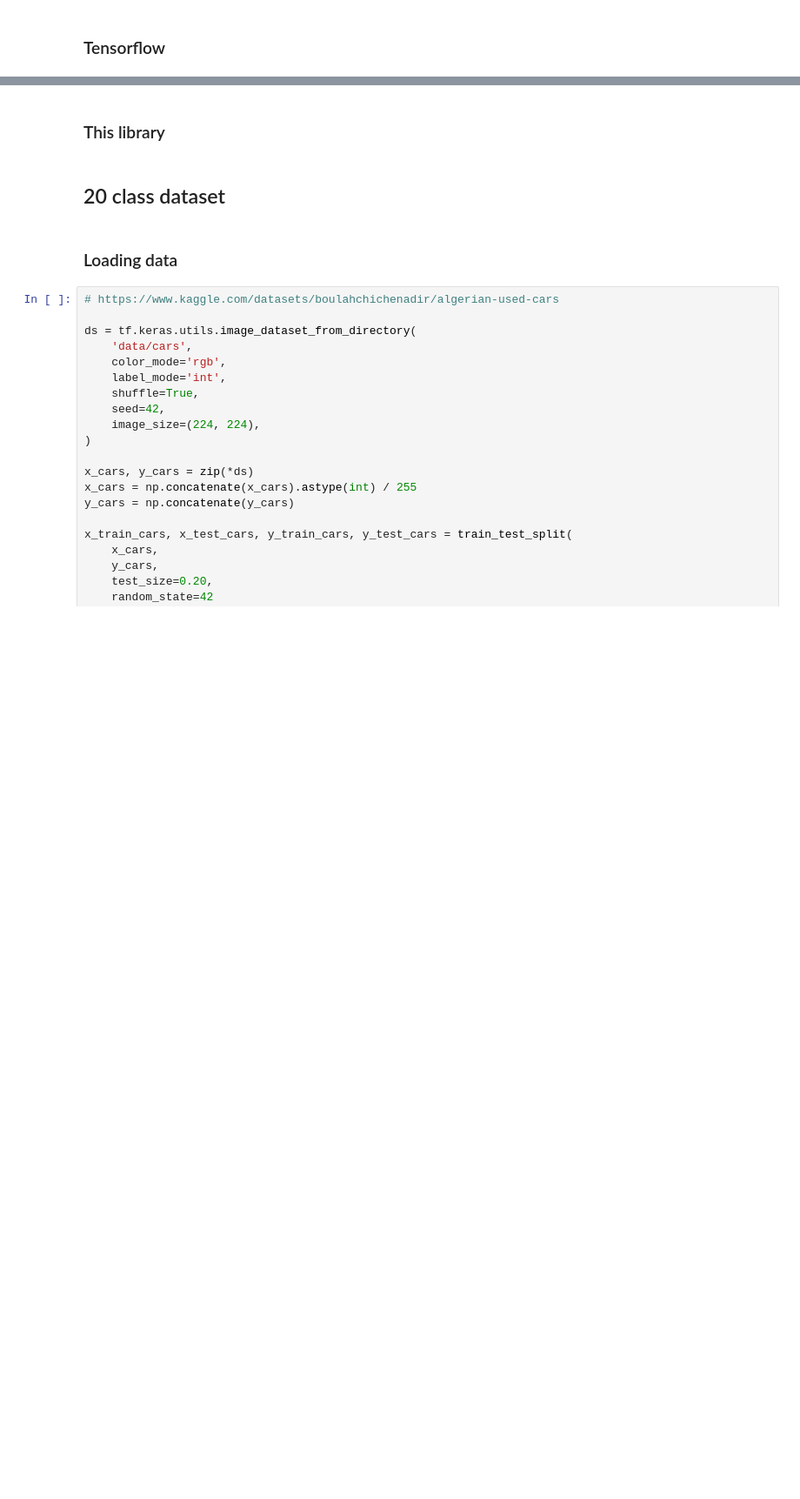
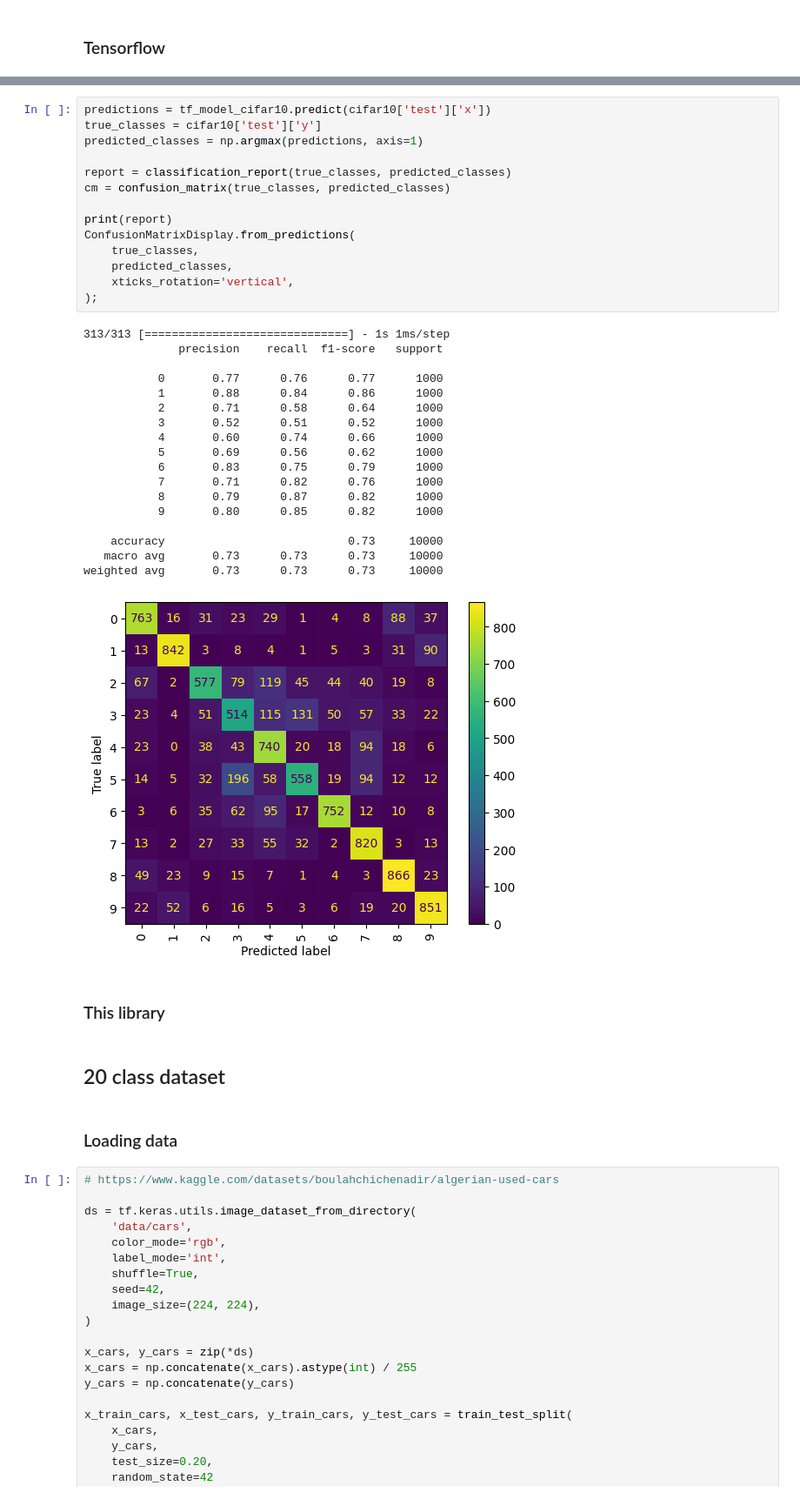
Before and after one commit to klima7/CNN-From-Scratch, a Jupyter notebook: dataset_test.ipynb, the cells around one changed output, grey strips where cells are left out. Shown at 87% size. Saved outputs shown, nothing was run; the diff lists cells and outputs as text; blank space fills up the shorter version.

```diff
--- a/dataset_test.ipynb
+++ b/dataset_test.ipynb
@@ -222,3 +314,36 @@ plot_random_images(cifar10['train']['x'])
+# %%
+predictions = tf_model_cifar10.predict(cifar10['test']['x'])
+true_classes = cifar10['test']['y']
+predicted_classes = np.argmax(predictions, axis=1)
+
+report = classification_report(true_classes, predicted_classes)
+cm = confusion_matrix(true_classes, predicted_classes)
+
+print(report)
+ConfusionMatrixDisplay.from_predictions(
+    true_classes,
+    predicted_classes,
+    xticks_rotation='vertical',
+);
+# %% [output]
+313/313 [==============================] - 1s 1ms/step
+              precision    recall  f1-score   support
+
+           0       0.77      0.76      0.77      1000
+           1       0.88      0.84      0.86      1000
+           2       0.71      0.58      0.64      1000
+           3       0.52      0.51      0.52      1000
+           4       0.60      0.74      0.66      1000
+           5       0.69      0.56      0.62      1000
+           6       0.83      0.75      0.79      1000
+           7       0.71      0.82      0.76      1000
+           8       0.79      0.87      0.82      1000
+           9       0.80      0.85      0.82      1000
+
+    accuracy                           0.73     10000
+   macro avg       0.73      0.73      0.73     10000
+weighted avg       0.73      0.73      0.73     10000
+[figure, added]
 # %% [markdown]
 ### This library
 # %% [markdown]
```
Also changed, not shown: parts of 7 cells of this notebook.
